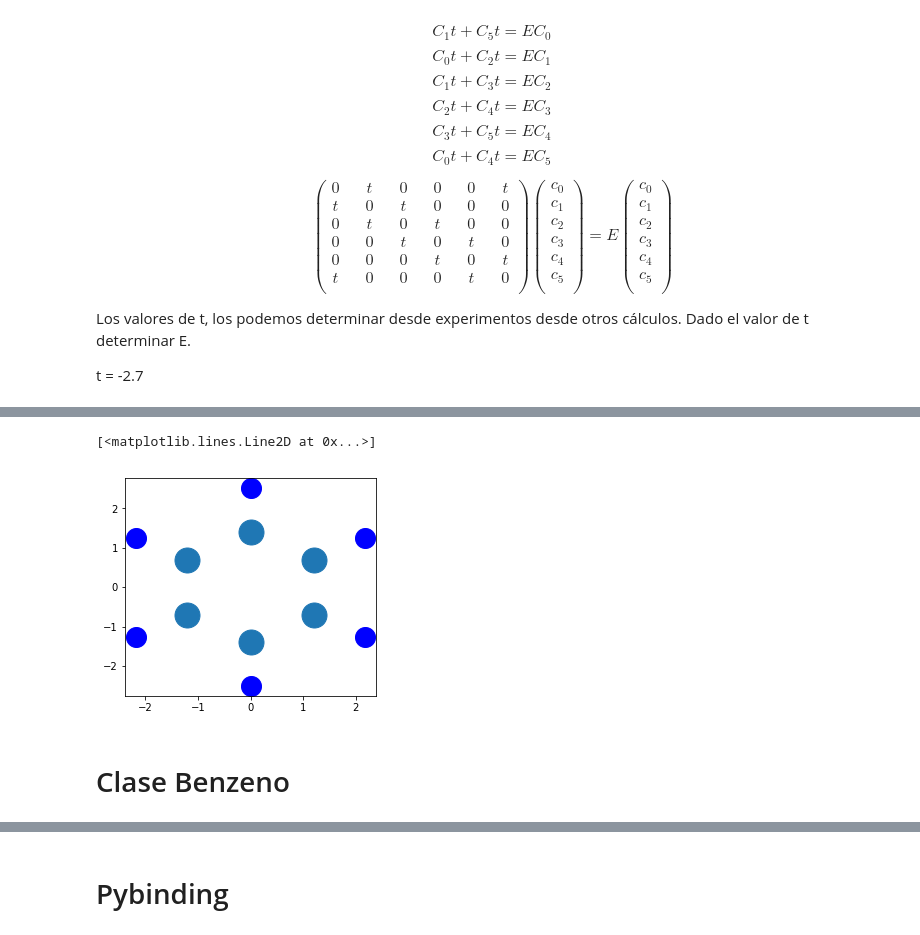
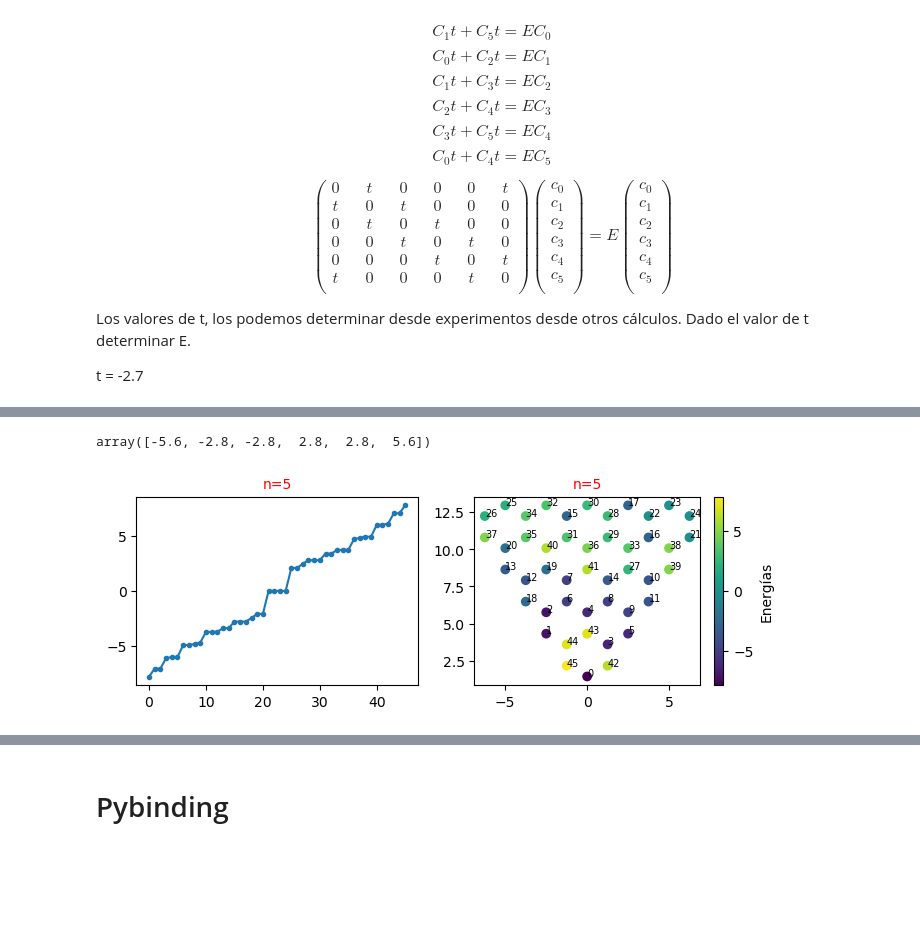
Before and after one commit to eilinlunam/Fisicoquimica-Computacional, a Jupyter notebook: Tarea_4_Enlace_fuerte.ipynb, the cells around one changed output, grey strips where cells are left out. Saved outputs shown, nothing was run; the diff lists cells and outputs as text; code cells hidden in the pictures; blank space fills up the shorter version.

```diff
--- a/Tarea_4_Enlace_fuerte.ipynb
+++ b/Tarea_4_Enlace_fuerte.ipynb
@@ -98,15 +124,0 @@ array([-5.6, -2.8, -2.8,  2.8,  2.8,  5.6])
-# %%
-%matplotlib inline
-import matplotlib.pyplot as plt
-a, coor = readfile('benzene.xyz')
-C = pd.DataFrame(coor, columns=['x', 'y'], index=a)
-Cs = C[C.index==1]
-Hs = C[C.index==0]
-plt.figure(figsize=(4.5,4))
-plt.plot(Cs.x, Cs.y, 'o', ms=25)
-plt.plot(Hs.x, Hs.y, 'o', c='blue', ms=20)
-# %% [output]
-[<matplotlib.lines.Line2D at 0x...>]
-[figure, removed]
-# %% [markdown]
-# Clase Benzeno
@@ -175,3 +125,50 @@ class nodo:
+# %%
+# Lee archivo y calcula energías
+atom, coords = readfile('benzene.xyz')
+t = -2.8
+T = getT(t, atom, coords)
+E, eigvec = np.linalg.eigh(T)
+np.sort(E)
+# %% [output]
+array([-5.6, -2.8, -2.8,  2.8,  2.8,  5.6])
+# %%
+# Calcula energias de un punto cuantico triangular n.
+# Genera coordenadas
+n=5
+coords = TriangularGraphene(n)
+x, y = np.transpose(coords)
+
+# Genera energias
+t = -2.8
+atom = np.ones(len(coords))
+T = getT(t, atom, coords)
+E, eigvec = np.linalg.eig(T)
+eigvec=eigvec.real
+
+# Ordena datos
+datos = coords.copy()
+datos = pd.DataFrame(np.transpose([x,y,E.real]),
+                     columns=['x', 'y', 'E'])
+datos = datos.sort_values(by='E')
+
+x = datos.x.values.real
+y = datos.y.values.real
+E = datos.E.values.real
+
+# Grafica datos
+graficando(n,E,x,y, s=True)
+
+# Escribe archivo
+N = 22
+n = len(coords) # n Carbonos
+C = np.zeros(n)
+f = open("datos.xyz", "w")
+for i in range(n):
+    C[i] = eigvec[i,N]*eigvec[i,N]*10
+    f.write(str(x[i])+"\t"+str(y[i])+"\t"+str(C[i])+"\n")
+f.close()
+# %% [output]
+[figure, added]
 # %%
 import matplotlib.pyplot as plt
 
```
Also changed, not shown: parts of 4 cells of this notebook.
